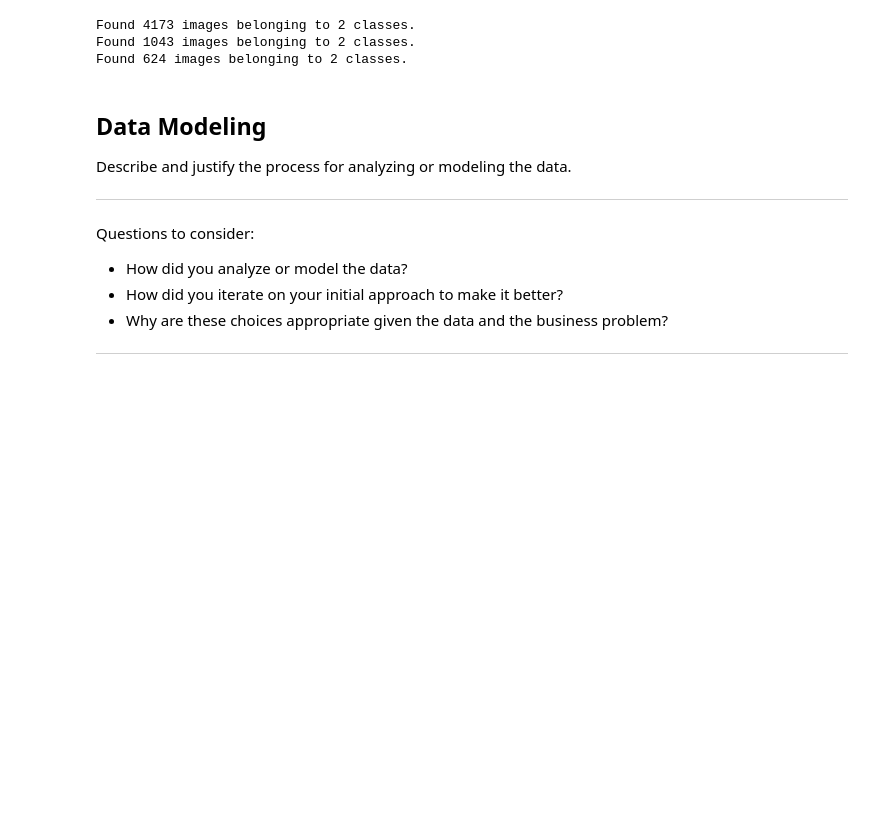
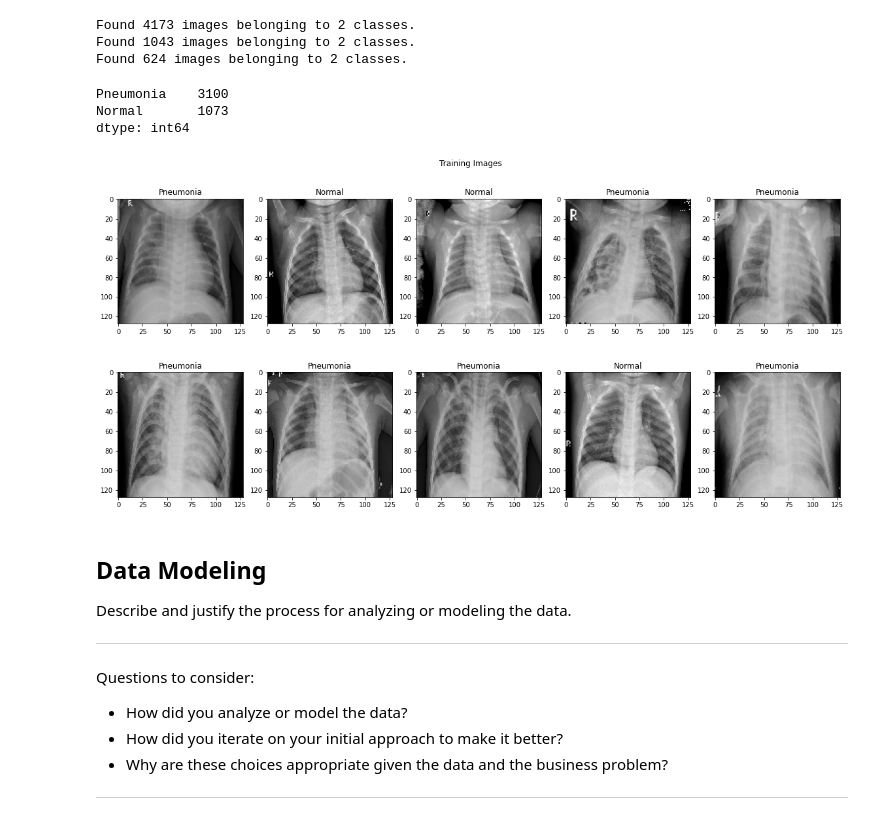
Before and after one commit to Meir-Alelov/Deep_Learning_Pneumonia_Detection, a Jupyter notebook: notebooks/greg_working_notebook.ipynb, the cells around one changed output. Drawn from its saved outputs; the diff is of its cells as text; code cells hidden in the pictures; blank space fills up the shorter version.

```diff
--- a/notebooks/greg_working_notebook.ipynb
+++ b/notebooks/greg_working_notebook.ipynb
@@ -59,11 +69,26 @@ np.random.seed(42)
+# %%
+# Running locally
+root_path = '../'
 # %%
 train_path = root_path + 'data/chest_xray/train/'
 test_path = root_path + 'data/chest_xray/test/'
 # %%
 idg = ImageDataGenerator(rescale=1/255, validation_split=0.20)
-train_set = idg.flow_from_directory(train_path, target_size=(128, 128), color_mode='grayscale', class_mode='binary', subset='training')
-validation_set = idg.flow_from_directory(train_path, target_size=(128, 128), color_mode='grayscale', class_mode='binary', subset='validation')
-test_set = idg.flow_from_directory(test_path, target_size=(128,128), color_mode='grayscale', class_mode='binary', shuffle=False)
+train_set = idg.flow_from_directory(train_path,
+                                    target_size=(128, 128),
+                                    color_mode='grayscale',
+                                    class_mode='binary',
+                                    subset='training')
+validation_set = idg.flow_from_directory(train_path,
+                                         target_size=(128, 128),
+                                         color_mode='grayscale',
+                                         class_mode='binary',
+                                         subset='validation')
+test_set = idg.flow_from_directory(test_path,
+                                   target_size=(128,128),
+                                   color_mode='grayscale',
+                                   class_mode='binary',
+                                   shuffle=False)
 # %% [output]
 Found 4173 images belonging to 2 classes.
 Found 1043 images belonging to 2 classes.
@@ -73,3 +96,30 @@ train_set
+# %%
+classes = pd.DataFrame(train_set.classes)
+class_dict = {0:'Normal', 1:'Pneumonia'}
+classes[0] = classes[0].map(class_dict)
+classes.value_counts()
+# %% [output]
+Pneumonia    3100
+Normal       1073
+dtype: int64
+# %%
+# # Visualize
+train_images = train_set.next()
+fig, axes = plt.subplots(2, 5, figsize=(16, 8))
+
+#train_images
+
+for i in range(10):
+    # Load image into numpy array and re-scale
+    img = np.array(train_images[0][i] * 255, dtype='uint8')
+    ax = axes[i // 5, i % 5]
+    ax.set_title(class_dict[train_images[1][i]])
+    ax.imshow(img, cmap ='gray')
+fig.suptitle('Training Images')
+plt.tight_layout()
+plt.show()
+# %% [output]
+[figure, added]
 # %% [markdown]
 ## Data Modeling
 Describe and justify the process for analyzing or modeling the data.
```
Also changed, not shown: parts of 18 cells of this notebook.
